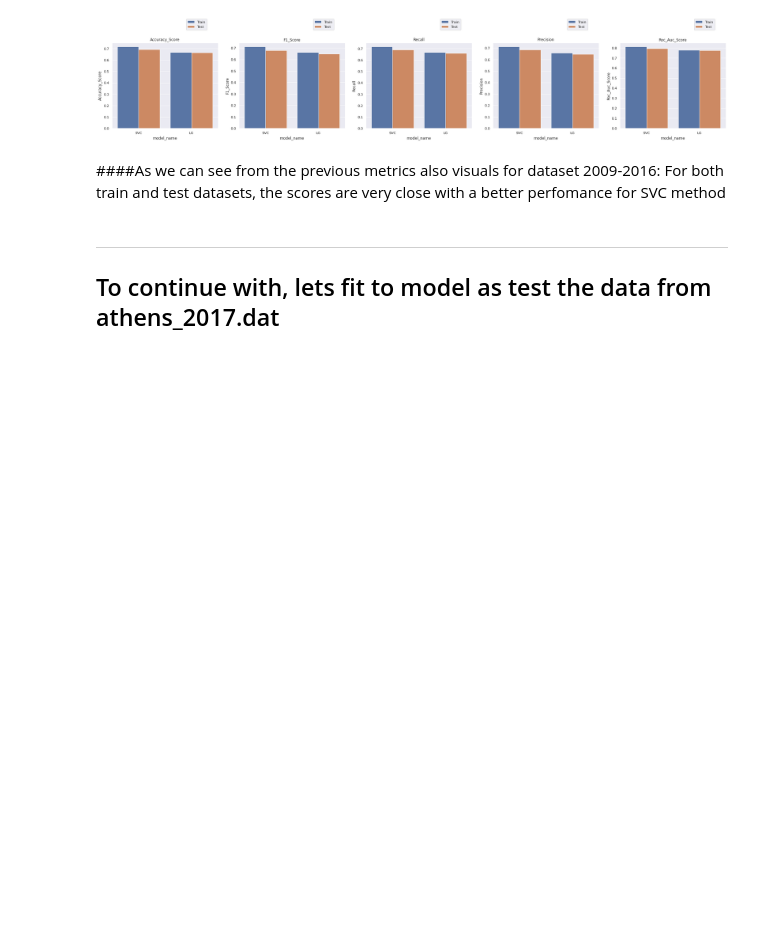
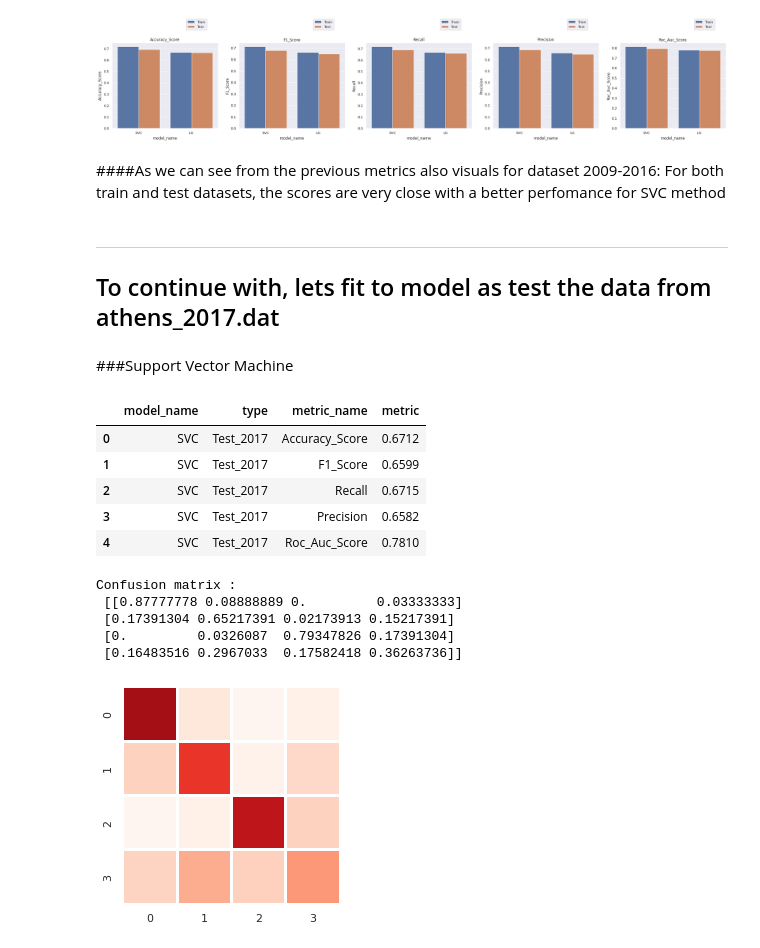
Before and after one commit to spros1/Methods-and-Algorithms_Work_Semester_21-22, a Jupyter notebook: Meteorological_Measurements_AthensCenter.ipynb, the cells around one changed output. Cells and saved outputs as stored; diff of their text form; code cells hidden in the pictures; blank space fills up the shorter version.

```diff
--- a/Meteorological_Measurements_AthensCenter.ipynb
+++ b/Meteorological_Measurements_AthensCenter.ipynb
@@ -703,3 +705,29 @@ For both train and test datasets, the scores are very close with a better perfom
 # %% [markdown]
 -------------------------------------------------------------------------------
 ## To continue with, lets fit to model as test the data from athens_2017.dat
+# %%
+test_b_17        = df_17.drop(columns=['month','season'])
+test_b_17_season = df_17['season']
+# %% [markdown]
+###Support Vector Machine
+# %%
+test_pred_SVC_2017  = model_prediction(SVC_model, test_b_17)
+
+#Support Vector Evaluation
+print("\n")
+SVC_test_2017 = model_evaluation_classification(test_b_17_season, test_pred_SVC_2017,'SVC', 'Test_2017')
+print("\n")
+conf_matrix_classification(test_b_17_season, test_pred_SVC_2017,'Reds')
+# %% [output]
+|  | model_name | type | metric_name | metric |
+| 0 | SVC | Test_2017 | Accuracy_Score | 0.6712 |
+| 1 | SVC | Test_2017 | F1_Score | 0.6599 |
+| 2 | SVC | Test_2017 | Recall | 0.6715 |
+| 3 | SVC | Test_2017 | Precision | 0.6582 |
+| 4 | SVC | Test_2017 | Roc_Auc_Score | 0.7810 |
+Confusion matrix :
+ [[0.87777778 0.08888889 0.         0.03333333]
+ [0.17391304 0.65217391 0.02173913 0.15217391]
+ [0.         0.0326087  0.79347826 0.17391304]
+ [0.16483516 0.2967033  0.17582418 0.36263736]]
+[figure, added]
```
Also changed, not shown: parts of 11 cells of this notebook.
